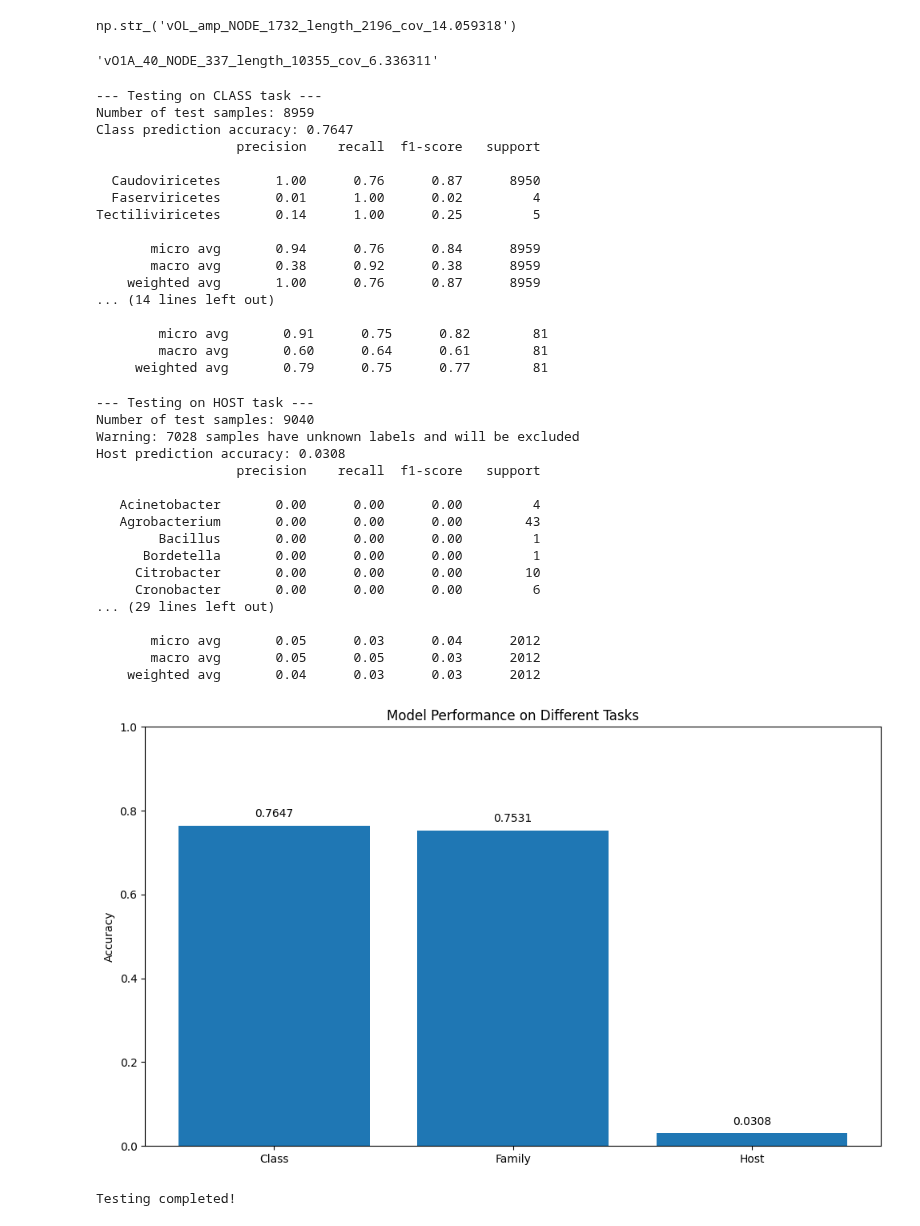
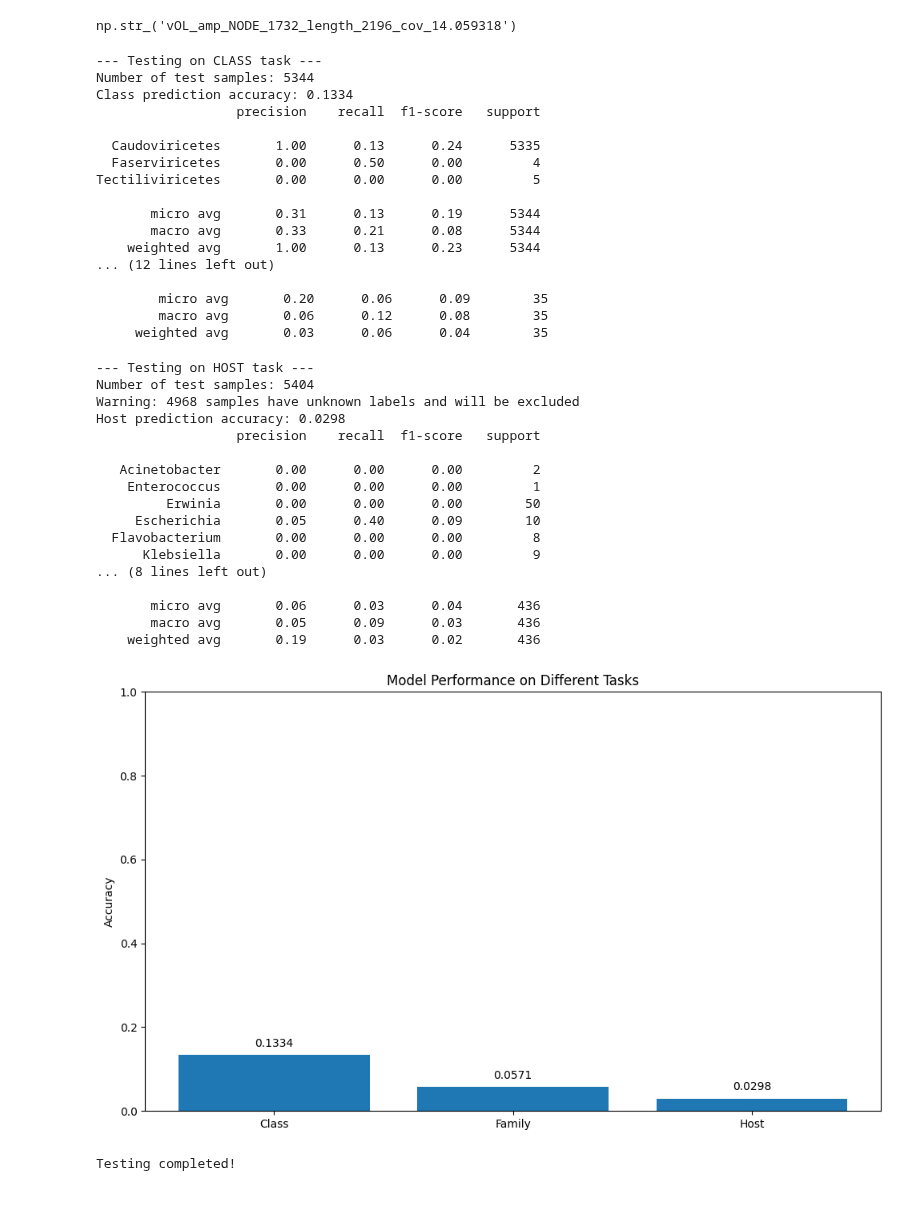
Before and after one commit to spicadust/llm-matrix, a Jupyter notebook: notebooks/mlp.ipynb, the cells around one changed output. Saved outputs shown, nothing was run; the diff lists cells and outputs as text; code cells hidden in the pictures.

Commit message:
Test on the embeddings with evo2_40b

```diff
--- a/notebooks/mlp.ipynb
+++ b/notebooks/mlp.ipynb
@@ -982,7 +982,7 @@ metadata_matrix = pd.read_csv(
 )  # Host info is in the iphop_genus column; this dataframe contains instances used for Host classification (the genus of the host)
 # identifier for each phage: vOTU column
 # %%
-evo2_matrix_0318_embeddings = np.load("../results/evo2_matrix_0318_embeddings.npy")
-evo2_matrix_0318_headers = np.load("../results/evo2_matrix_0318_headers.npy")
+evo2_matrix_0319_embeddings = np.load("../results/evo2_matrix_0319_embeddings.npy")
+evo2_matrix_0319_headers = np.load("../results/evo2_matrix_0319_headers.npy")
 # headers are like: array(['vBRB_NODE_6_length_77065_cov_27.260070', 'vBRB_NODE_7_length_71429_cov_18.530725', ...
 # id in headers corresponds to vOTU in the metadata_matrix
@@ -1001,9 +1001,5 @@ evo2_matrix_0318_headers[0]
 # %% [output]
 np.str_('vOL_amp_NODE_1732_length_2196_cov_14.059318')
-# %%
-headers_evo2_matrix_small["header"][0]
-# %% [output]
-'vO1A_40_NODE_337_length_10355_cov_6.336311'
 # %%
 import numpy as np
 import pandas as pd
@@ -1016,8 +1012,8 @@ import os
 from sklearn.metrics import classification_report, confusion_matrix
 
 # Load the trained model and encoders
-model_path = "../models/taxonomy_mlp_model_evo2_7b.pt"
-encoders_path = "../models/label_encoders_evo2_7b.pkl"
+model_path = "../models/taxonomy_mlp_model_evo2_40b.pt"
+encoders_path = "../models/label_encoders_evo2_40b.pkl"
 
 # Load encoders and scaler
 with open(encoders_path, "rb") as f:
@@ -1061,7 +1057,7 @@ class TaxonomyMLP(nn.Module):
 # Load the model
 device = torch.device("cuda" if torch.cuda.is_available() else "cpu")
 model = TaxonomyMLP(
-    input_size=evo2_matrix_0318_embeddings.shape[1],  # Corrected variable name
+    input_size=evo2_matrix_0319_embeddings.shape[1],  # Corrected variable name
     genus_classes=len(genus_encoder.classes_),
     family_classes=len(family_encoder.classes_),
     class_classes=len(class_encoder.classes_),
@@ -1082,11 +1078,11 @@ def extract_votu_id(header):
 
 # Extract vOTU IDs from headers
 votu_ids = [
-    extract_votu_id(header) for header in evo2_matrix_0318_headers
+    extract_votu_id(header) for header in evo2_matrix_0319_headers
 ]  # Corrected variable name
 
 # Create DataFrame with embeddings and vOTU IDs
-embeddings_df = pd.DataFrame(evo2_matrix_0318_embeddings)  # Corrected variable name
+embeddings_df = pd.DataFrame(evo2_matrix_0319_embeddings)  # Corrected variable name
 embeddings_df["vOTU"] = votu_ids
 
 
@@ -1123,7 +1119,7 @@ def test_on_task(task_name, metadata_df, id_column="vOTU", label_column=None):
         return None
 
     # Prepare features
-    X = merged_data.iloc[:, : evo2_matrix_0318_embeddings.shape[1]].values
+    X = merged_data.iloc[:, : evo2_matrix_0319_embeddings.shape[1]].values
     X = scaler.transform(X)  # Scale using the same scaler as training
 
     # Prepare labels
@@ -1228,57 +1224,57 @@ def plot_confusion_matrix(results, task_name):
         results["true_labels"], results["predictions"], labels=results["unique_classes"]
     )
     plt.figure(figsize=(10, 8))
     plt.imshow(cm, interpolation="nearest", cmap=plt.cm.Blues)
     plt.title(f"Confusion Matrix - {task_name}")
     plt.colorbar()
     tick_marks = np.arange(len(results["class_names"]))
     plt.xticks(tick_marks, results["class_names"], rotation=90)
     plt.yticks(tick_marks, results["class_names"])
     plt.tight_layout()
     plt.ylabel("True label")
     plt.xlabel("Predicted label")
     plt.show()
 
 
 # Plot confusion matrices if not too many classes
 if family_results and len(family_results["label_names"]) <= 20:
     plot_confusion_matrix(family_results, "Family")
 
 print("\nTesting completed!")
 # %% [output]
 --- Testing on CLASS task ---
-Number of test samples: 8959
-Class prediction accuracy: 0.7647
+Number of test samples: 5344
+Class prediction accuracy: 0.1334
                   precision    recall  f1-score   support
 
-  Caudoviricetes       1.00      0.76      0.87      8950
-  Faserviricetes       0.01      1.00      0.02         4
-Tectiliviricetes       0.14      1.00      0.25         5
+  Caudoviricetes       1.00      0.13      0.24      5335
+  Faserviricetes       0.00      0.50      0.00         4
+Tectiliviricetes       0.00      0.00      0.00         5
 
-       micro avg       0.94      0.76      0.84      8959
-       macro avg       0.38      0.92      0.38      8959
-    weighted avg       1.00      0.76      0.87      8959
-... (14 lines left out)
+       micro avg       0.31      0.13      0.19      5344
+       macro avg       0.33      0.21      0.08      5344
+    weighted avg       1.00      0.13      0.23      5344
+... (12 lines left out)
 
-        micro avg       0.91      0.75      0.82        81
-        macro avg       0.60      0.64      0.61        81
-     weighted avg       0.79      0.75      0.77        81
+        micro avg       0.20      0.06      0.09        35
+        macro avg       0.06      0.12      0.08        35
+     weighted avg       0.03      0.06      0.04        35
 --- Testing on HOST task ---
-Number of test samples: 9040
-Warning: 7028 samples have unknown labels and will be excluded
-Host prediction accuracy: 0.0308
+Number of test samples: 5404
+Warning: 4968 samples have unknown labels and will be excluded
+Host prediction accuracy: 0.0298
                   precision    recall  f1-score   support
 
-   Acinetobacter       0.00      0.00      0.00         4
-   Agrobacterium       0.00      0.00      0.00        43
-        Bacillus       0.00      0.00      0.00         1
-      Bordetella       0.00      0.00      0.00         1
-     Citrobacter       0.00      0.00      0.00        10
-     Cronobacter       0.00      0.00      0.00         6
-... (29 lines left out)
+   Acinetobacter       0.00      0.00      0.00         2
+    Enterococcus       0.00      0.00      0.00         1
+         Erwinia       0.00      0.00      0.00        50
+     Escherichia       0.05      0.40      0.09        10
+  Flavobacterium       0.00      0.00      0.00         8
+      Klebsiella       0.00      0.00      0.00         9
+... (8 lines left out)
 
-       micro avg       0.05      0.03      0.04      2012
-       macro avg       0.05      0.05      0.03      2012
-    weighted avg       0.04      0.03      0.03      2012
+       micro avg       0.06      0.03      0.04       436
+       macro avg       0.05      0.09      0.03       436
+    weighted avg       0.19      0.03      0.02       436
-[figure, old version]
+[figure, new version]
 Testing completed!
```
Also changed, not shown: parts of 3 cells of this notebook, 1 other file.
